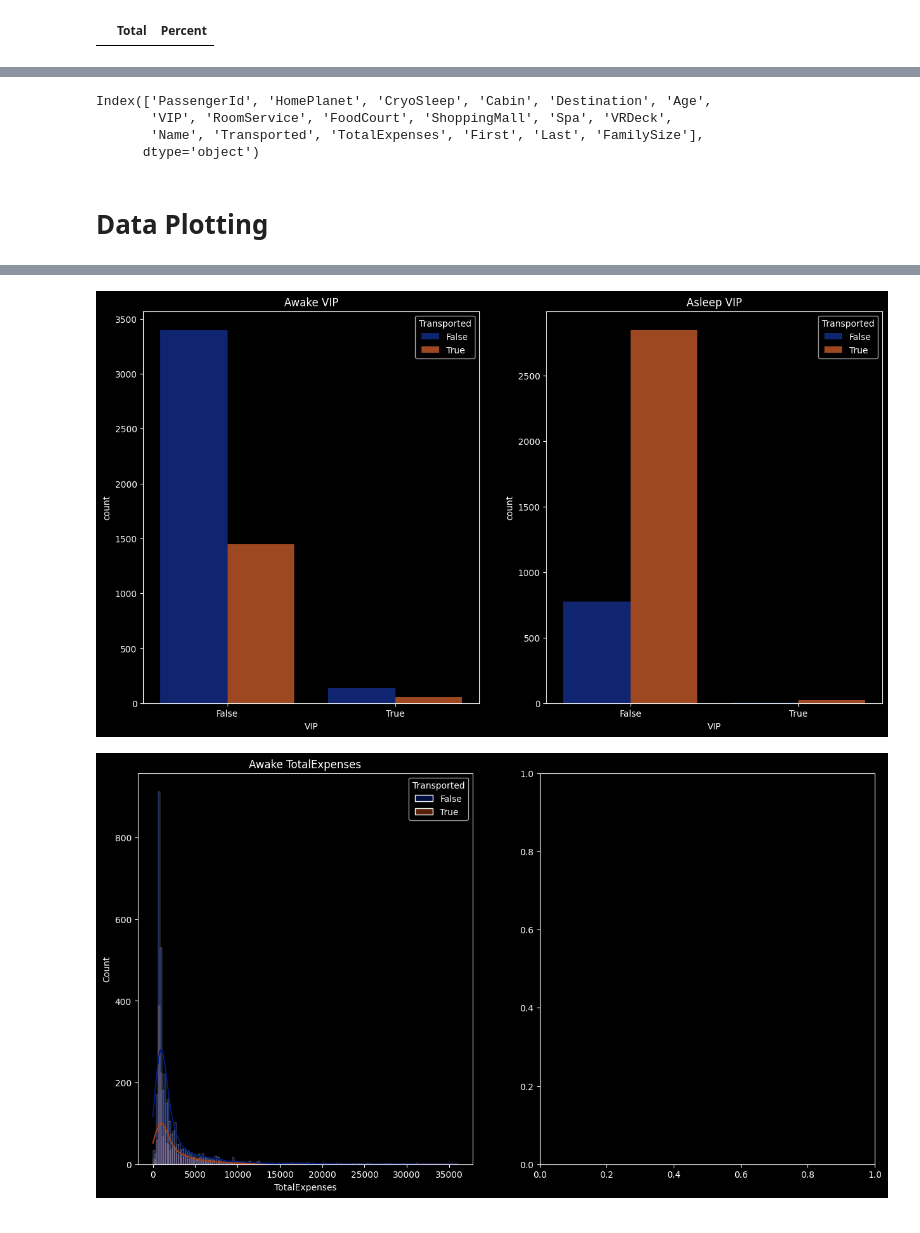
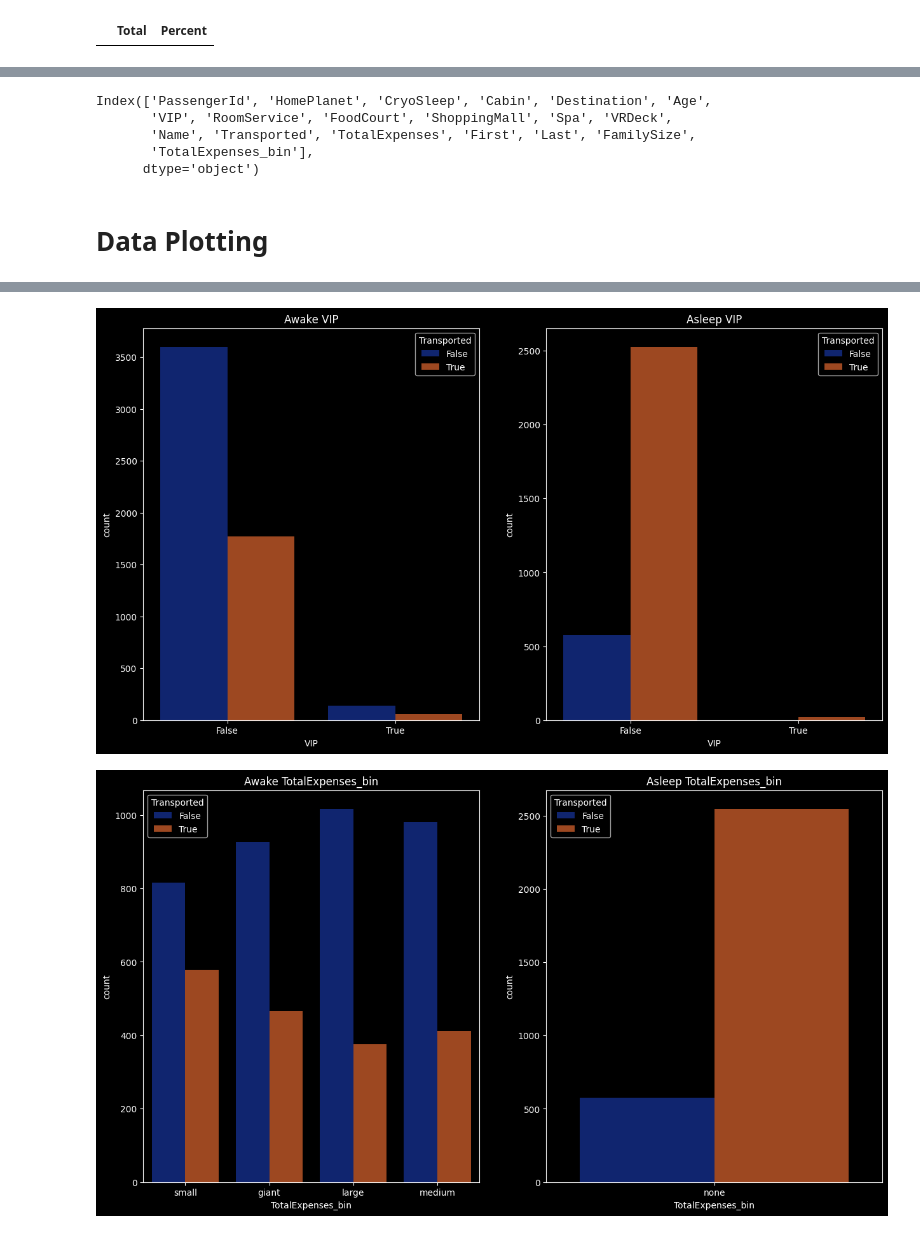
Before and after one commit to mattgpaul/Spaceship-Titanic, a Jupyter notebook: spaceship-titanic.ipynb, the cells around one changed output, grey strips where cells are left out. Cells and saved outputs as stored; diff of their text form; code cells hidden in the pictures.

Commit message:
data cleaning complete. ready for pre-processing

```diff
--- a/spaceship-titanic.ipynb
+++ b/spaceship-titanic.ipynb
@@ -482,0 +495,11 @@ test = test.sort_index()
+# %%
+train['TotalExpenses_bin'] = np.nan
+test['TotalExpenses_bin'] = np.nan
+
+train['TotalExpenses_bin'] = pd.qcut(train['TotalExpenses'][train['CryoSleep'] == False], 4, labels=['small','medium','large','giant']).astype('object')
+test['TotalExpenses_bin'] = pd.qcut(test['TotalExpenses'][test['CryoSleep'] == False], 4, labels=['small','medium','large','giant']).astype('object')
+
+train['TotalExpenses_bin'].fillna('none', inplace=True)
+test['TotalExpenses_bin'].fillna('none', inplace=True)
+
+train['TotalExpenses_bin']
@@ -485,15 +521,16 @@ train.columns
 # %% [output]
 Index(['PassengerId', 'HomePlanet', 'CryoSleep', 'Cabin', 'Destination', 'Age',
        'VIP', 'RoomService', 'FoodCourt', 'ShoppingMall', 'Spa', 'VRDeck',
-       'Name', 'Transported', 'TotalExpenses', 'First', 'Last', 'FamilySize'],
+       'Name', 'Transported', 'TotalExpenses', 'First', 'Last', 'FamilySize',
+       'TotalExpenses_bin'],
       dtype='object')
 # %% [markdown]
 # Data Plotting
 # %%
-awake = train[train['TotalExpenses'] > 0.0]
-asleep = train[train['TotalExpenses'] <= 0.0]
+awake = train[train['CryoSleep'] == False]
+asleep = train[train['CryoSleep'] == True]
 
-columns_of_interest = ['HomePlanet','Destination','Age','VIP','TotalExpenses','FamilySize']
+columns_of_interest = ['HomePlanet','Destination','Age','VIP','TotalExpenses_bin','FamilySize']
 for col in [x for x in columns_of_interest if x != 'Transported']:
     fig, ax = plt.subplots(1,2, figsize=(15,8))
     if train[col].dtype in ['int64','float64']:
@@ -504,8 +541,7 @@ for col in [x for x in columns_of_interest if x != 'Transported']:
             pass
         plt.show()
     else:
-        if train_unique_cats[col] < 95:
-            sns.countplot(ax=ax[0], data=awake, x=col, hue='Transported', palette='dark').set(title='Awake ' + col)
-            sns.countplot(ax=ax[1], data=asleep, x=col, hue='Transported', palette='dark').set(title='Asleep ' + col)
-            plt.show()
+        sns.countplot(ax=ax[0], data=awake, x=col, hue='Transported', palette='dark').set(title='Awake ' + col)
+        sns.countplot(ax=ax[1], data=asleep, x=col, hue='Transported', palette='dark').set(title='Asleep ' + col)
+        plt.show()
 # %% [output]
@@ -515,2 +551,2 @@ for col in [x for x in columns_of_interest if x != 'Transported']:
-[figure, old version]
+[figure, new version]
-[figure, old version]
+[figure, new version]
```
Also changed, not shown: parts of 7 cells of this notebook.
